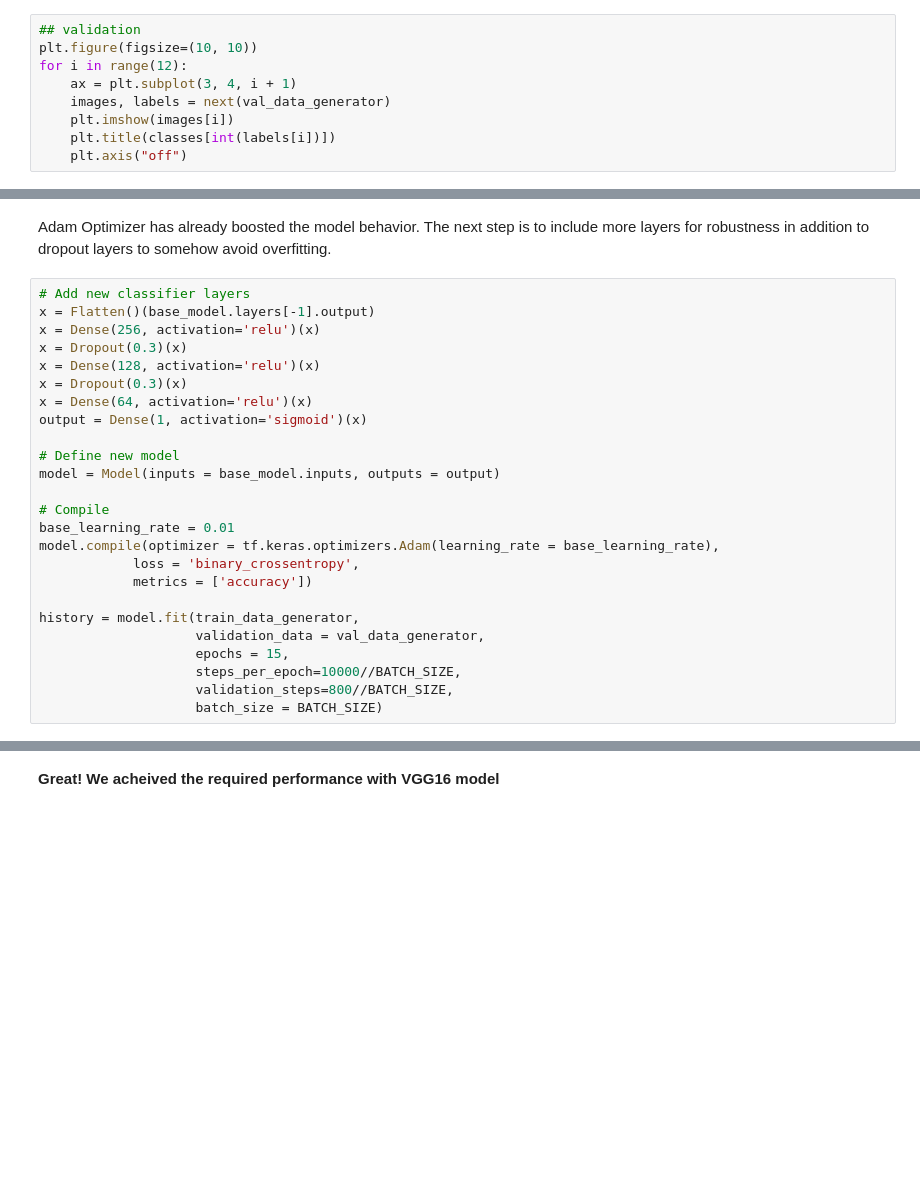
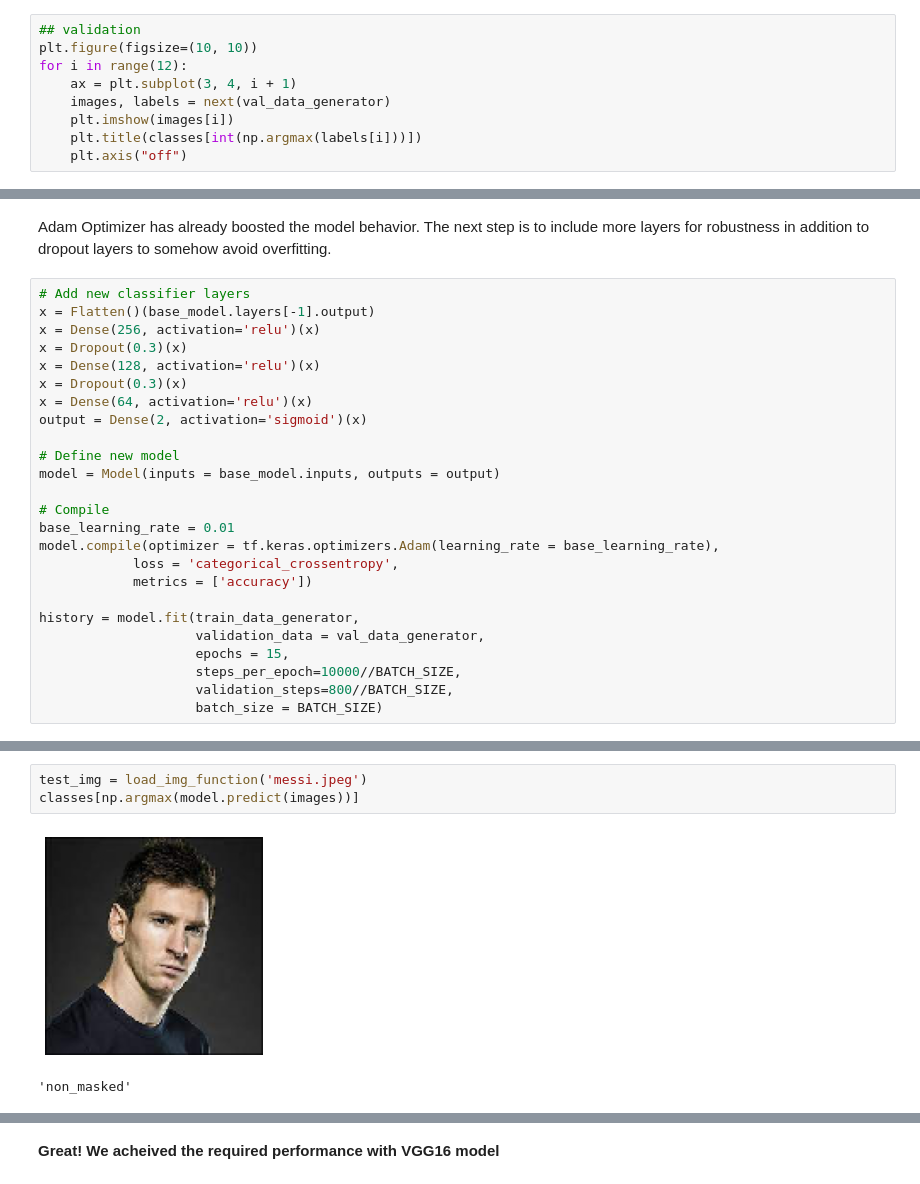
Before and after one commit to AsmaaIbrahiim/Face-Mask-Detection, a Jupyter notebook: Face_Mask_Detection|_Transfer_learning_1.ipynb, the cells around one changed output, grey strips where cells are left out. Cells and saved outputs as stored; diff of their text form; blank space fills up the shorter version.

```diff
--- a/Face_Mask_Detection|_Transfer_learning_1.ipynb
+++ b/Face_Mask_Detection|_Transfer_learning_1.ipynb
@@ -151,6 +201,6 @@ for i in range(12):
     ax = plt.subplot(3, 4, i + 1)
     images, labels = next(val_data_generator)
     plt.imshow(images[i])
-    plt.title(classes[int(labels[i])])
+    plt.title(classes[int(np.argmax(labels[i]))])
     plt.axis("off")
 # %% [output]
@@ -310,7 +376,7 @@ x = Dropout(0.3)(x)
 x = Dense(128, activation='relu')(x)
 x = Dropout(0.3)(x)
 x = Dense(64, activation='relu')(x)
-output = Dense(1, activation='sigmoid')(x)
+output = Dense(2, activation='sigmoid')(x)
 
 # Define new model
 model = Model(inputs = base_model.inputs, outputs = output)
@@ -318,7 +384,7 @@ model = Model(inputs = base_model.inputs, outputs = output)
 # Compile
 base_learning_rate = 0.01
 model.compile(optimizer = tf.keras.optimizers.Adam(learning_rate = base_learning_rate),
-            loss = 'binary_crossentropy',
+            loss = 'categorical_crossentropy',
             metrics = ['accuracy'])
 
 history = model.fit(train_data_generator,
@@ -359,0 +444,6 @@ model.evaluate(test_data_generator, batch_size=BATCH_SIZE, steps=20)
+# %%
+test_img = load_img_function('messi.jpeg')
+classes[np.argmax(model.predict(images))]
+# %% [output]
+[figure, added]
+'non_masked'
```
Also changed, not shown: parts of 26 cells of this notebook.
